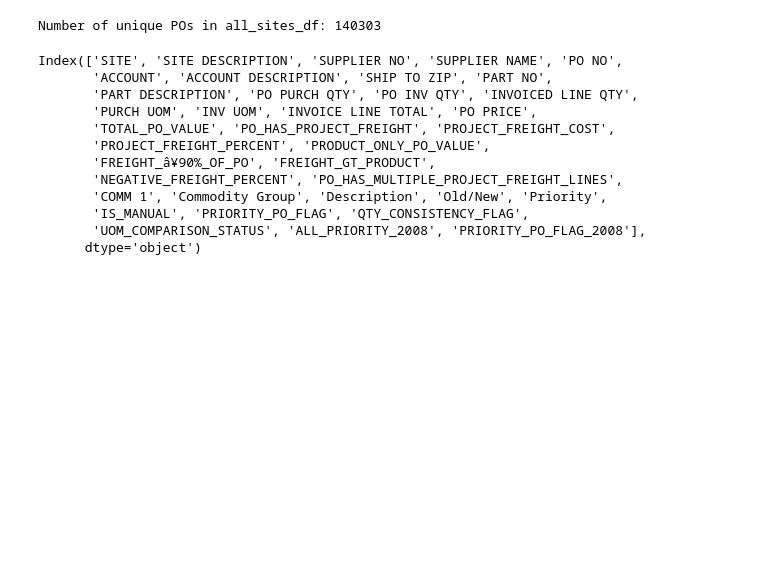
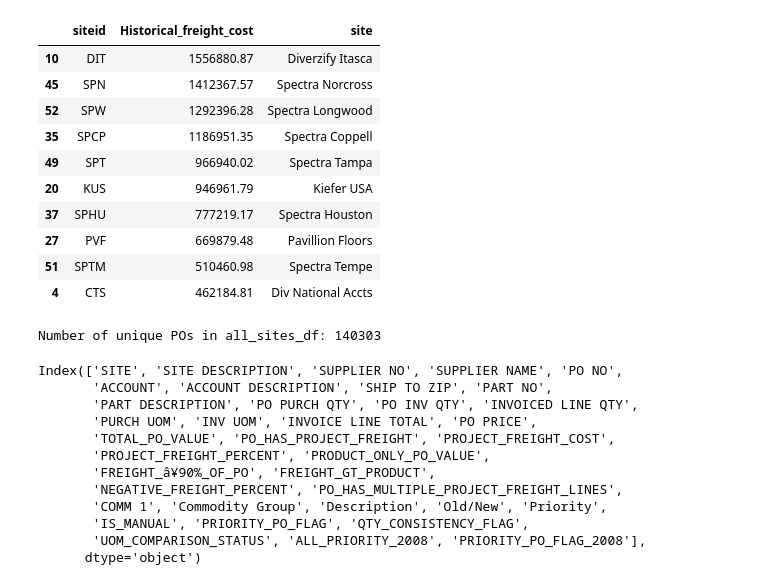
Before and after one commit to Zhuwaki/diverzify_freight_analysis, a Jupyter notebook: archive/Karabo_08_04_2025_databasev.ipynb, the cells around one changed output. Saved outputs shown, nothing was run; the diff lists cells and outputs as text; code cells hidden in the pictures; blank space fills up the shorter version.

```diff
--- a/archive/Karabo_08_04_2025_databasev.ipynb
+++ b/archive/Karabo_08_04_2025_databasev.ipynb
@@ -3,5 +3,41 @@ import pandas as pd
 import matplotlib.pyplot as plt
 # %%
 # Load your dataset
-file_path = "../data/output/Freight_Analysis_Enriched_all_sites_Any_v4.csv"
+file_path = "../data/output/ss/enhanced_data_20250411_111154.csv"
 all_sites_df = pd.read_csv(file_path, encoding="latin1", low_memory=False)
+# %%
+# Filter for rows where account == 5504
+filtered_data = all_sites_df[all_sites_df['account'] == 5504]
+
+# Create a pivot table grouped by siteid and sum the invoice_line_total
+pivot_table_siteid = filtered_data.pivot_table(
+    index='siteid',
+    values='invoice_line_total',
+    aggfunc='sum'
+).reset_index()
+
+# Rename columns for clarity
+pivot_table_siteid.columns = ['siteid', 'Historical_freight_cost']
+
+# Merge the pivot table with site_names to add the 'site' column
+pivot_table_with_site_names = pd.merge(
+    pivot_table_siteid,
+    site_names,
+    on='siteid',
+    how='left'
+)
+
+# Display the updated pivot table
+pivot_table_with_site_names.sort_values(by='Historical_freight_cost', ascending=False).head(10)
+# %% [output]
+|  | siteid | Historical_freight_cost | site |
+| 10 | DIT | 1556880.87 | Diverzify Itasca |
+| 45 | SPN | 1412367.57 | Spectra Norcross |
+| 52 | SPW | 1292396.28 | Spectra Longwood |
+| 35 | SPCP | 1186951.35 | Spectra Coppell |
+| 49 | SPT | 966940.02 | Spectra Tampa |
+| 20 | KUS | 946961.79 | Kiefer USA |
+| 37 | SPHU | 777219.17 | Spectra Houston |
+| 27 | PVF | 669879.48 | Pavillion Floors |
+| 51 | SPTM | 510460.98 | Spectra Tempe |
+| 4 | CTS | 462184.81 | Div National Accts |
```
Also changed, not shown: parts of 1 cell of this notebook, 3 other files.
